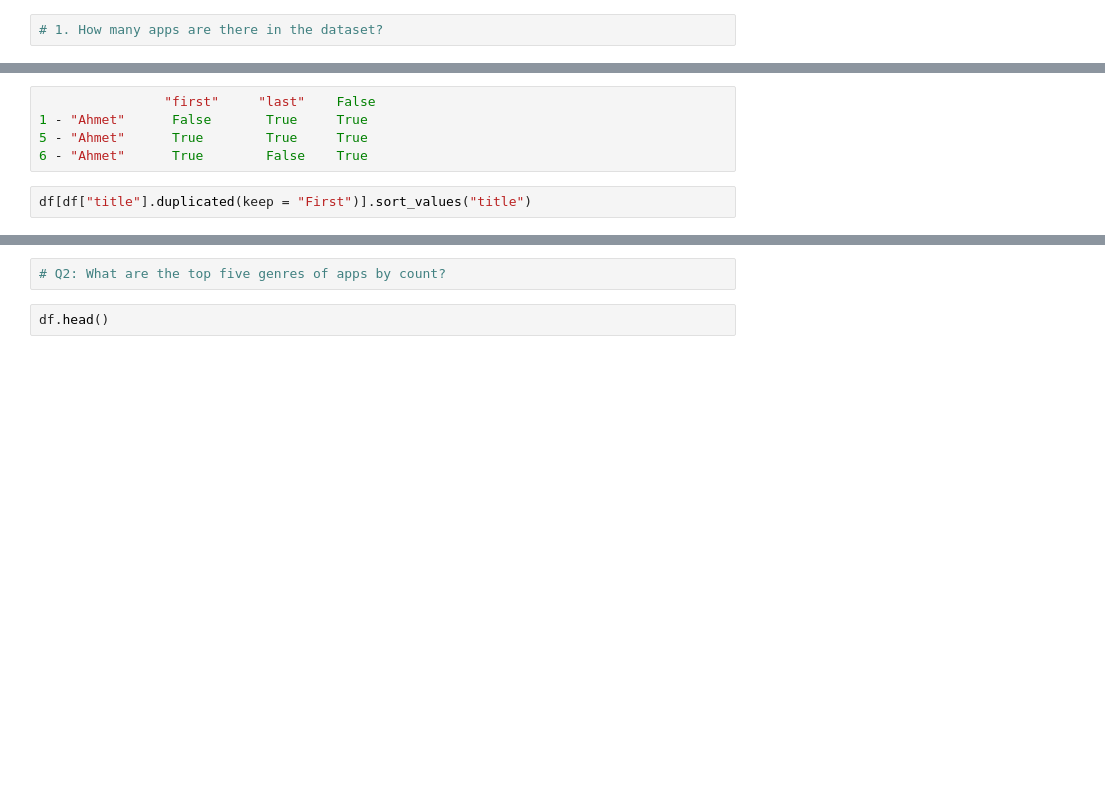
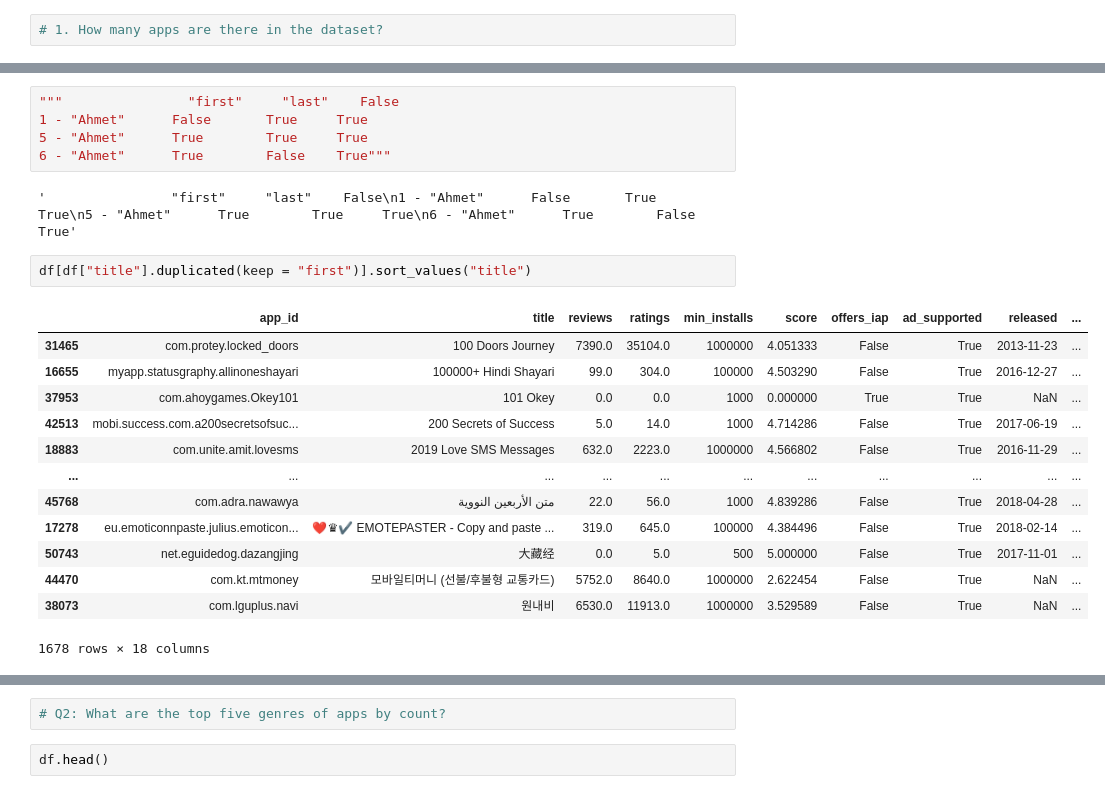
Before and after one commit to bayraktarengin/eurotech_ds, a Jupyter notebook: google_play_store.ipynb, the cells around one changed output, grey strips where cells are left out. Saved outputs shown, nothing was run; the diff lists cells and outputs as text; blank space fills up the shorter version.

```diff
--- a/google_play_store.ipynb
+++ b/google_play_store.ipynb
@@ -16,9 +51,25 @@ df.nunique()
 # %%
-                "first"     "last"    False
+"""                "first"     "last"    False
 1 - "Ahmet"      False       True     True
 5 - "Ahmet"      True        True     True
-6 - "Ahmet"      True        False    True
+6 - "Ahmet"      True        False    True"""
+# %% [output]
+'                "first"     "last"    False\n1 - "Ahmet"      False       True     True\n5 - "Ahmet"      True        True     True\n6 - "Ahmet"      True        False    True'
 # %%
-df[df["title"].duplicated(keep = "First")].sort_values("title")
+df[df["title"].duplicated(keep = "first")].sort_values("title")
+# %% [output]
+|  | app_id | title | reviews | ratings | min_installs | score | offers_iap | ad_supported | released | ... |
+| 31465 | com.protey.locked_doors | 100 Doors Journey | 7390.0 | 35104.0 | 1000000 | 4.051333 | False | True | 2013-11-23 | ... |
+| 16655 | myapp.statusgraphy.allinoneshayari | 100000+ Hindi Shayari | 99.0 | 304.0 | 100000 | 4.503290 | False | True | 2016-12-27 | ... |
+| 37953 | com.ahoygames.Okey101 | 101 Okey | 0.0 | 0.0 | 1000 | 0.000000 | True | True | NaN | ... |
+| 42513 | mobi.success.com.a200secretsofsuc... | 200 Secrets of Success | 5.0 | 14.0 | 1000 | 4.714286 | False | True | 2017-06-19 | ... |
+| 18883 | com.unite.amit.lovesms | 2019 Love SMS Messages | 632.0 | 2223.0 | 1000000 | 4.566802 | False | True | 2016-11-29 | ... |
+| ... | ... | ... | ... | ... | ... | ... | ... | ... | ... | ... |
+| 45768 | com.adra.nawawya | متن الأربعين النووية | 22.0 | 56.0 | 1000 | 4.839286 | False | True | 2018-04-28 | ... |
+| 17278 | eu.emoticonnpaste.julius.emoticon... | ❤♛✔ EMOTEPASTER - Copy and paste ... | 319.0 | 645.0 | 100000 | 4.384496 | False | True | 2018-02-14 | ... |
+| 50743 | net.eguidedog.dazangjing | 大藏经 | 0.0 | 5.0 | 500 | 5.000000 | False | True | 2017-11-01 | ... |
+| 44470 | com.kt.mtmoney | 모바일티머니 (선불/후불형 교통카드) | 5752.0 | 8640.0 | 1000000 | 2.622454 | False | True | NaN | ... |
+| 38073 | com.lguplus.navi | 원내비 | 6530.0 | 11913.0 | 1000000 | 3.529589 | False | True | NaN | ... |
+1678 rows × 18 columns
 # %%
 df[df["title"].duplicated(keep=False)].sort_values("title")
```
Also changed, not shown: parts of 19 cells of this notebook.
